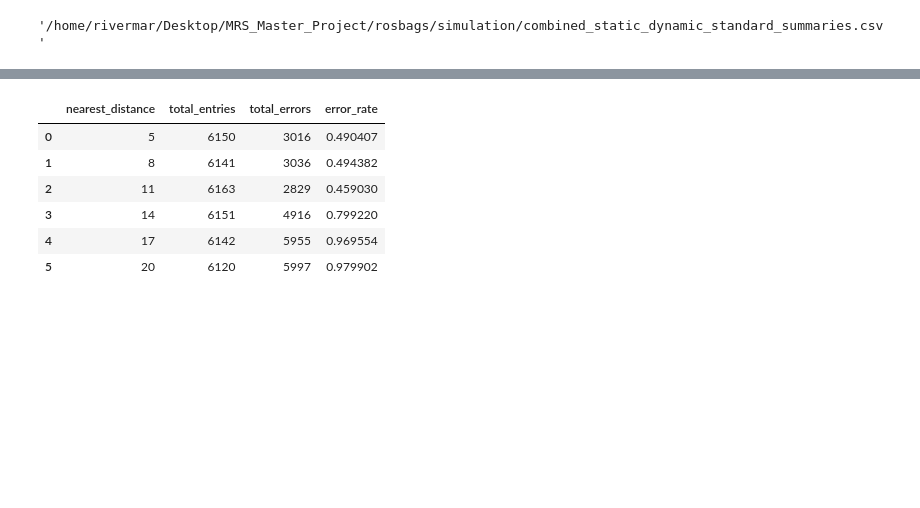
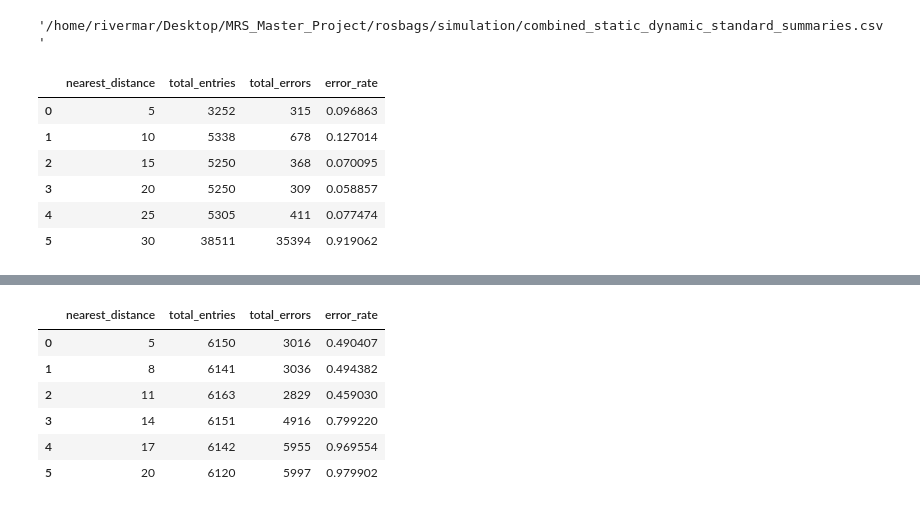
Before and after one commit to MarlonRiv/uvdar_core, a Jupyter notebook: scripts/Processing_evaluation_distance.ipynb, the cells around one changed output, grey strips where cells are left out. Cells and saved outputs as stored; diff of their text form; code cells hidden in the pictures; blank space fills up the shorter version.

```diff
--- a/scripts/Processing_evaluation_distance.ipynb
+++ b/scripts/Processing_evaluation_distance.ipynb
@@ -444,3 +487,24 @@ summary.to_csv(summary_file_path, index=False)
 summary_file_path # Return the path to the new CSV and display the first few rows of the cleaned data.
 # %% [output]
 '/home/rivermar/Desktop/MRS_Master_Project/rosbags/simulation/combined_static_dynamic_standard_summaries.csv'
+# %%
+#Summarizing the frequency of errors for otsu adaptive
+
+#Take only the rows after the 6712th row
+data_static_otsu_adaptive_i = data_static_otsu_adaptive.iloc[23251:]
+otsu_adaptive_summary_static = data_static_otsu_adaptive_i.groupby('nearest_distance').agg(
+    total_entries=pd.NamedAgg(column='num_points', aggfunc='sum'),
+    total_errors=pd.NamedAgg(column='error_count', aggfunc='sum'),
+).reset_index()
+
+# Calculate the error rate for each 'nearest_distance' group
+otsu_adaptive_summary_static['error_rate'] = otsu_adaptive_summary_static['total_errors'] / otsu_adaptive_summary_static['total_entries']
+otsu_adaptive_summary_static
+# %% [output]
+|  | nearest_distance | total_entries | total_errors | error_rate |
+| 0 | 5 | 3252 | 315 | 0.096863 |
+| 1 | 10 | 5338 | 678 | 0.127014 |
+| 2 | 15 | 5250 | 368 | 0.070095 |
+| 3 | 20 | 5250 | 309 | 0.058857 |
+| 4 | 25 | 5305 | 411 | 0.077474 |
+| 5 | 30 | 38511 | 35394 | 0.919062 |
```
Also changed, not shown: parts of 6 cells of this notebook, 4 other files.
